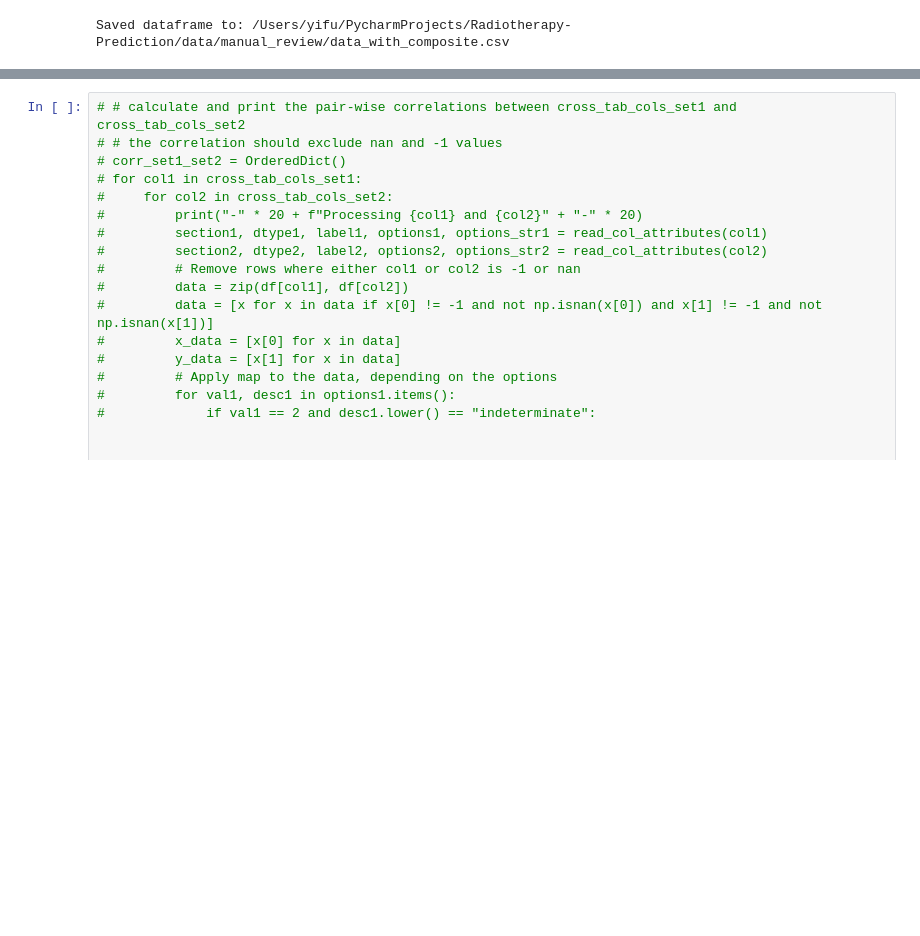
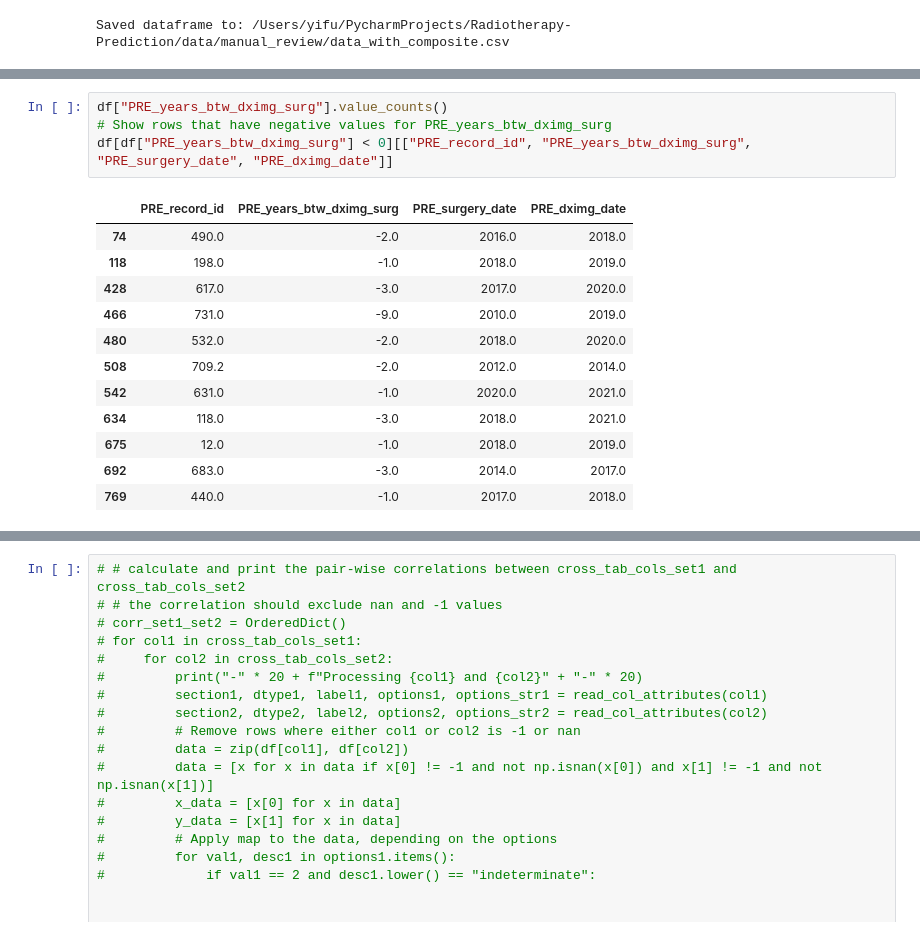
Before and after one commit to chen-yifu/Radiotherapy-Prediction, a Jupyter notebook: notebooks/RTx Data Exploration.ipynb, the cells around one changed output, grey strips where cells are left out. Cells and saved outputs as stored; diff of their text form; blank space fills up the shorter version.

```diff
--- a/notebooks/RTx Data Exploration.ipynb
+++ b/notebooks/RTx Data Exploration.ipynb
@@ -597,0 +529,17 @@ Saved plot to: /Users/yifu/PycharmProjects/Radiotherapy-Prediction/data/manual_r
+# %%
+df["PRE_years_btw_dximg_surg"].value_counts()
+# Show rows that have negative values for PRE_years_btw_dximg_surg
+df[df["PRE_years_btw_dximg_surg"] < 0][["PRE_record_id", "PRE_years_btw_dximg_surg", "PRE_surgery_date", "PRE_dximg_date"]]
+# %% [output]
+|  | PRE_record_id | PRE_years_btw_dximg_surg | PRE_surgery_date | PRE_dximg_date |
+| 74 | 490.0 | -2.0 | 2016.0 | 2018.0 |
+| 118 | 198.0 | -1.0 | 2018.0 | 2019.0 |
+| 428 | 617.0 | -3.0 | 2017.0 | 2020.0 |
+| 466 | 731.0 | -9.0 | 2010.0 | 2019.0 |
+| 480 | 532.0 | -2.0 | 2018.0 | 2020.0 |
+| 508 | 709.2 | -2.0 | 2012.0 | 2014.0 |
+| 542 | 631.0 | -1.0 | 2020.0 | 2021.0 |
+| 634 | 118.0 | -3.0 | 2018.0 | 2021.0 |
+| 675 | 12.0 | -1.0 | 2018.0 | 2019.0 |
+| 692 | 683.0 | -3.0 | 2014.0 | 2017.0 |
+| 769 | 440.0 | -1.0 | 2017.0 | 2018.0 |
```
Also changed, not shown: parts of 18 cells of this notebook, 19 other files.
